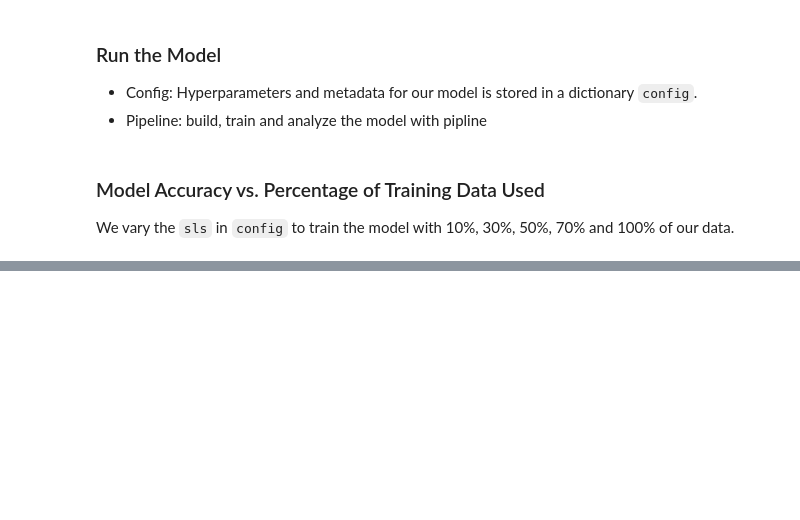
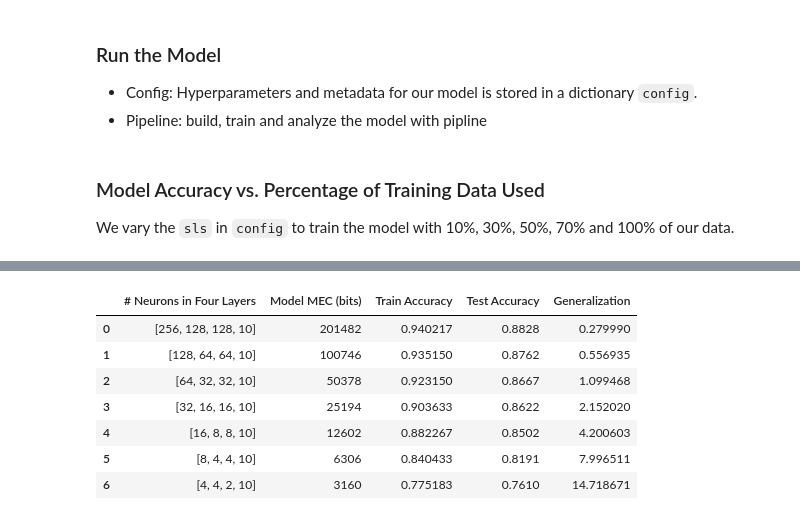
Before and after one commit to maoli131/experimental-design, a Jupyter notebook: MLP-FashionMNIST.ipynb, the cells around one changed output, grey strips where cells are left out. Saved outputs shown, nothing was run; the diff lists cells and outputs as text; code cells hidden in the pictures; blank space fills up the shorter version.

```diff
--- a/MLP-FashionMNIST.ipynb
+++ b/MLP-FashionMNIST.ipynb
@@ -415,0 +426,20 @@ Run history:
+# %%
+num_nodes = k_list.copy()
+[n.append(10) for n in num_nodes] # include the last output layer
+table = pd.DataFrame({
+    "# Neurons in Four Layers": num_nodes,
+    "Model MEC (bits)": mec_list,
+    "Train Accuracy": train_acc_list,
+    "Test Accuracy": test_acc_list
+})
+table['Generalization'] = table['Train Accuracy'] * 60000 / table['Model MEC (bits)']
+table
+# %% [output]
+|  | # Neurons in Four Layers | Model MEC (bits) | Train Accuracy | Test Accuracy | Generalization |
+| 0 | [256, 128, 128, 10] | 201482 | 0.940217 | 0.8828 | 0.279990 |
+| 1 | [128, 64, 64, 10] | 100746 | 0.935150 | 0.8762 | 0.556935 |
+| 2 | [64, 32, 32, 10] | 50378 | 0.923150 | 0.8667 | 1.099468 |
+| 3 | [32, 16, 16, 10] | 25194 | 0.903633 | 0.8622 | 2.152020 |
+| 4 | [16, 8, 8, 10] | 12602 | 0.882267 | 0.8502 | 4.200603 |
+| 5 | [8, 4, 4, 10] | 6306 | 0.840433 | 0.8191 | 7.996511 |
+| 6 | [4, 4, 2, 10] | 3160 | 0.775183 | 0.7610 | 14.718671 |
```
Also changed, not shown: parts of 12 cells of this notebook, 2 other files.
